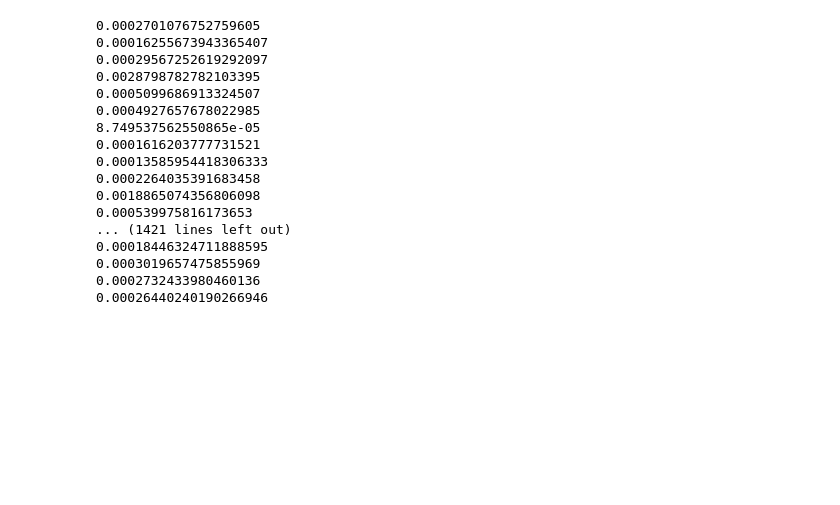
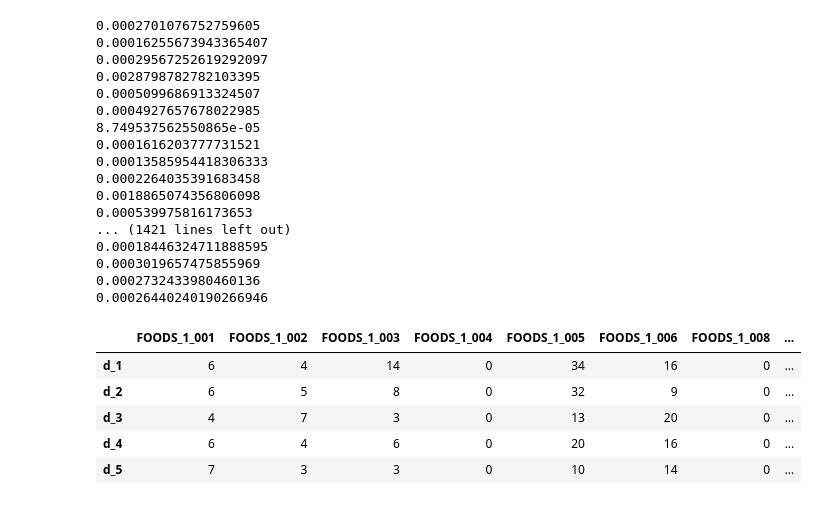
Before and after one commit to sithankanna/hts-forecast, a Jupyter notebook: notebooks/005-EK-hierarchytesting.ipynb, the cells around one changed output. Cells and saved outputs as stored; diff of their text form; code cells hidden in the pictures; blank space fills up the shorter version.

```diff
--- a/notebooks/005-EK-hierarchytesting.ipynb
+++ b/notebooks/005-EK-hierarchytesting.ipynb
@@ -445,3 +448,14 @@ for cols in foods_items:
 0.0003019657475855969
 0.0002732433980460136
 0.00026440240190266946
+# %%
+#take first ten foods items as examples as test the top down approach
+ten_foods_items = foods_items.iloc[:, :10]
+ten_foods_items.head()
+# %% [output]
+|  | FOODS_1_001 | FOODS_1_002 | FOODS_1_003 | FOODS_1_004 | FOODS_1_005 | FOODS_1_006 | FOODS_1_008 | ... |
+| d_1 | 6 | 4 | 14 | 0 | 34 | 16 | 0 | ... |
+| d_2 | 6 | 5 | 8 | 0 | 32 | 9 | 0 | ... |
+| d_3 | 4 | 7 | 3 | 0 | 13 | 20 | 0 | ... |
+| d_4 | 6 | 4 | 6 | 0 | 20 | 16 | 0 | ... |
+| d_5 | 7 | 3 | 3 | 0 | 10 | 14 | 0 | ... |
```
Also changed, not shown: parts of 7 cells of this notebook.
